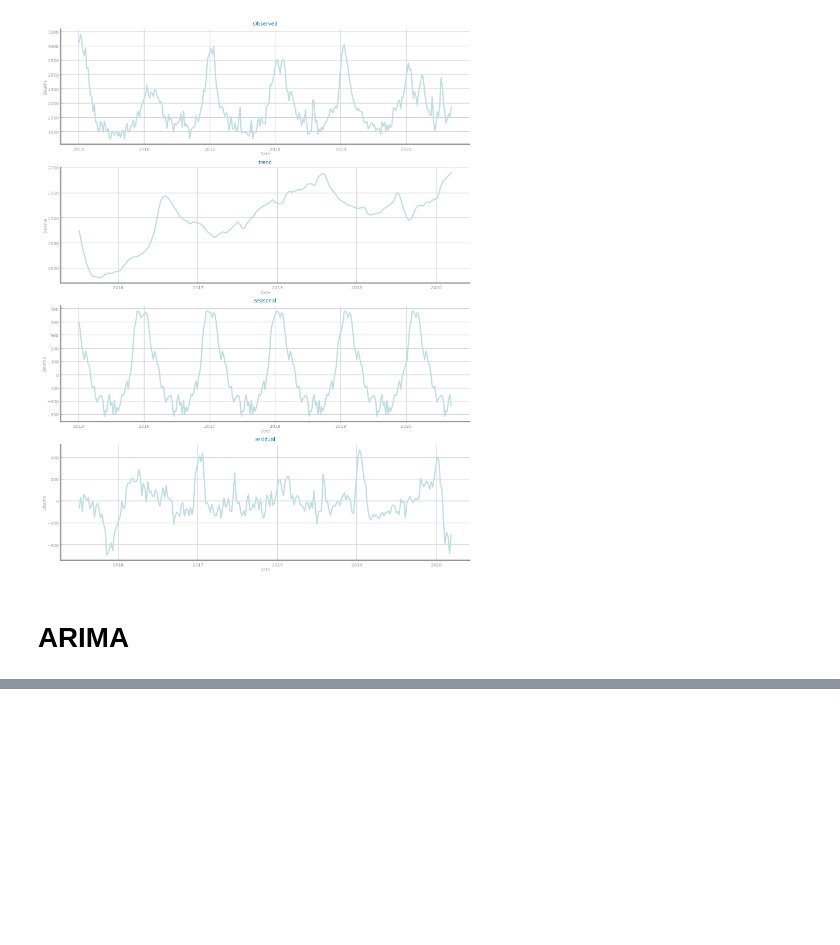
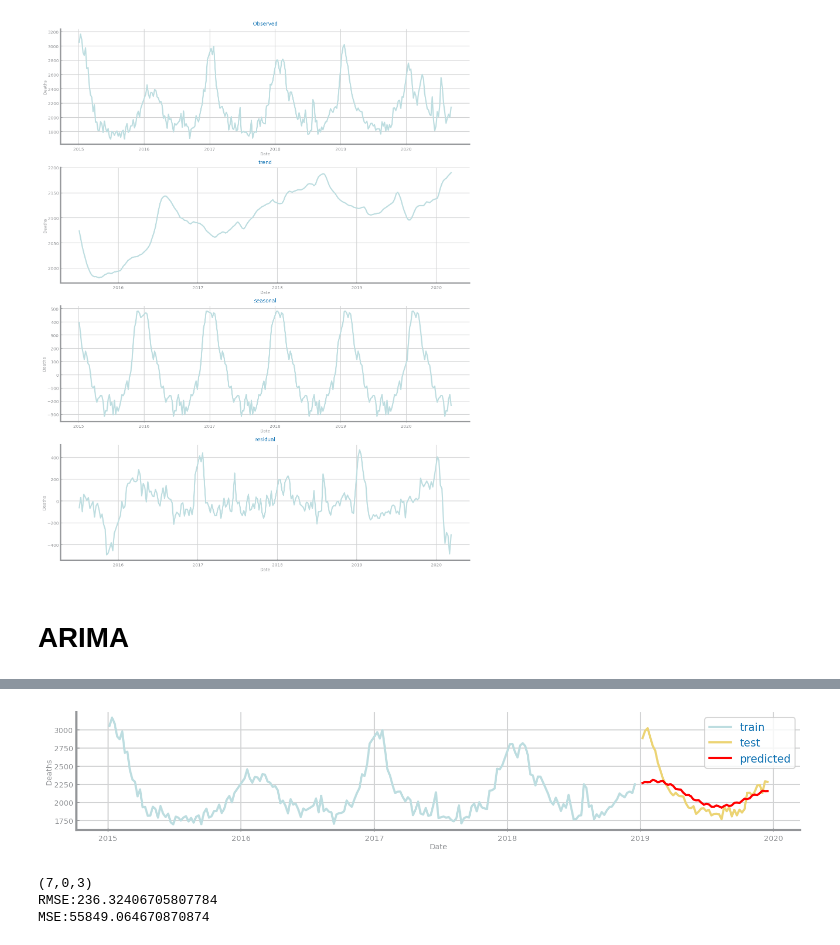
Before and after one commit to joaofbravo/CD_G20, a Jupyter notebook: last_lab/Forecasting - Only asked for deaths.ipynb, the cells around one changed output, grey strips where cells are left out. Cells and saved outputs as stored; diff of their text form; code cells hidden in the pictures; blank space fills up the shorter version.

```diff
--- a/last_lab/Forecasting - Only asked for deaths.ipynb
+++ b/last_lab/Forecasting - Only asked for deaths.ipynb
@@ -104,0 +86,42 @@ ValueError: Date ordinal -36613.9 converts to -100-10-03T02:24:00.000000 (using
+# %%
+import warnings
+warnings.filterwarnings('ignore')
+n = len(df)
+
+train = []
+train = df[:200]
+test = df[200:250]
+
+min_p = 0
+min_q = 0
+min_d = 0
+min_RMSE = 1000000
+for d in range(2):
+    for q in range(10):
+        for p in range(10):
+            mod = ARIMA(train, order=(p, d, q))
+            mod = mod.fit()
+            pred = mod.predict(start = len(train), end = len(train)+len(test)-1)
+            pred.index = test.index
+            #print("({},{},{})".format(p,d,q))
+
+            if mean_squared_error(test,pred) < min_RMSE:
+                min_RMSE = mean_squared_error(test,pred)
+                min_p = p
+                min_q = q
+                min_d = d
+mod = ARIMA(train, order=(min_p, min_d, min_q))
+mod = mod.fit()
+pred = mod.predict(start = len(train), end = len(train)+len(test)-1)
+pred.index = test.index
+plt.figure(figsize=(FIG_WIDTH, FIG_HEIGHT))
+plot_forecasting(train, test, pred, x_label=x_label, y_label=y_label)
+plt.show()
+print("({},{},{})".format(min_p,min_d,min_q))
+print("RMSE:{}".format(sqrt(mean_squared_error(test,pred))))
+print("MSE:{}".format(mean_squared_error(test,pred)))
+# %% [output]
+[figure, added]
+(7,0,3)
+RMSE:236.32406705807784
+MSE:55849.064670870874
```
Also changed, not shown: parts of 11 cells of this notebook, 1 other file.
